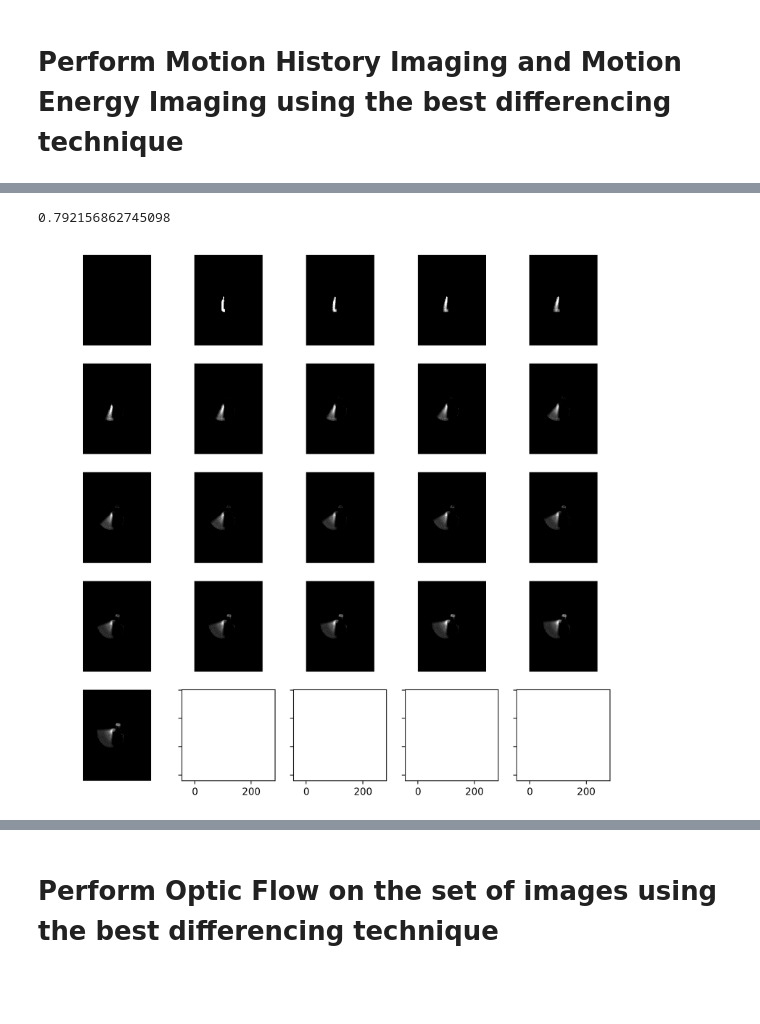
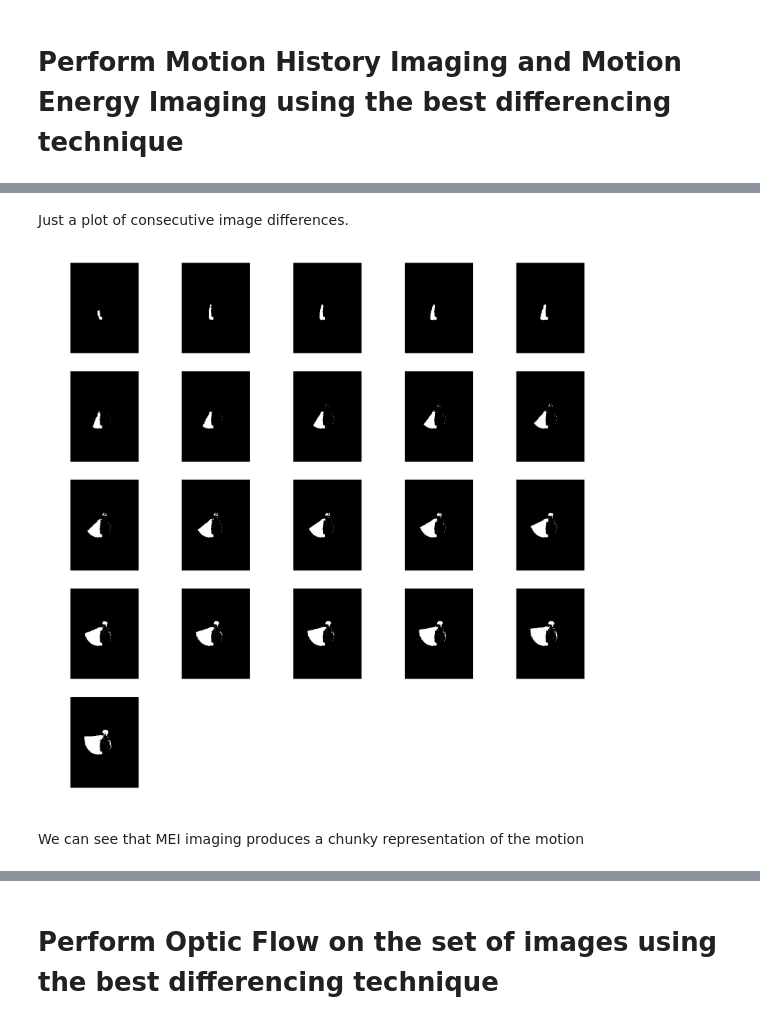
Before and after one commit to TheAnig/computer-vision, a Jupyter notebook: hw5/hw5-soln.ipynb, the cells around one changed output, grey strips where cells are left out. Saved outputs shown, nothing was run; the diff lists cells and outputs as text; code cells hidden in the pictures; blank space fills up the shorter version.

```diff
--- a/hw5/hw5-soln.ipynb
+++ b/hw5/hw5-soln.ipynb
@@ -52,0 +91,15 @@ for thresh in threshLevels:
+# %%
+from skimage.filters.rank import median
+
+threshLevels = [0.05, 0.08, 0.10, 0.12, 0.15, 0.2]
+f, axarr = plt.subplots(2, 3, sharex='col', sharey='row', dpi=200)
+for thresh in threshLevels:
+    im1 = median(im1)
+    im2 = median(im2)
+    magIm = np.abs(im1 - im2)
+    tImg = magIm > thresh
+    idx = threshLevels.index(thresh)
+    #print((int(idx/3), idx%3))
+    axarr[int(idx/3), idx%3].axis('off')
+    axarr[int(idx/3), idx%3].set_title(f'Value = {thresh}')
+    axarr[int(idx/3), idx%3].imshow(tImg, cmap = 'gray', aspect='auto')
@@ -61,3 +118,11 @@ for i in range(1,23):
     aer_cube.append(tmp)
 
 aer_cube=np.array(aer_cube)
+# %%
+f, axarr = plt.subplots(5, 5, sharex='col', sharey='row', dpi=200, figsize=(10,10))
+for idx in range(0, 21):
+    axarr[int(idx/5), idx%5].axis('off')
+    axarr[int(idx/5), idx%5].imshow(np.abs(aer_cube[idx]-aer_cube[idx+1]) > 0.08, cmap = 'gray')
+
+for idx in range(21, 25):
+    axarr[idx//5, idx%5].axis('off')
@@ -64,20 +131,25 @@ aer_cube=np.array(aer_cube)
+# %% [markdown]
+Just a plot of consecutive image differences.
 # %%
 aer_cube.shape
 
 aer_cube[0].max()
+
+T = aer_cube.shape[0]
-# %% [output]
-0.792156862745098
 # %%
 aer_diff = np.abs(aer_cube[1:,:,:] - aer_cube[:-1,:,:])
 
 for i in range(aer_diff.shape[0]):
     aer_diff[i] = closing(aer_diff[i], square(5)) > 0.08
 # %%
-MEI = [aer_diff[:i, :, :].sum(axis=0) for i in range(1, T)]
+MEI = [aer_diff[:i, :, :].max(axis=0) for i in range(1, T)]
 # %%
 f, axarr = plt.subplots(5, 5, sharex='col', sharey='row', dpi=200, figsize=(10,10))
 for idx in range(0, 21):
     axarr[int(idx/5), idx%5].axis('off')
     axarr[int(idx/5), idx%5].imshow(MEI[idx], cmap = 'gray')
+
+for idx in range(21, 25):
+    axarr[idx//5, idx%5].axis('off')
 # %% [output]
-[figure, old version]
+[figure, new version]
@@ -85,0 +156,2 @@ MHI = [aer_diff[i, :, :]*i for i in range(0, T-1)]
+# %% [markdown]
+We can see that MEI imaging produces a chunky representation of the motion
```
Also changed, not shown: parts of 32 cells of this notebook, 21 other files.
